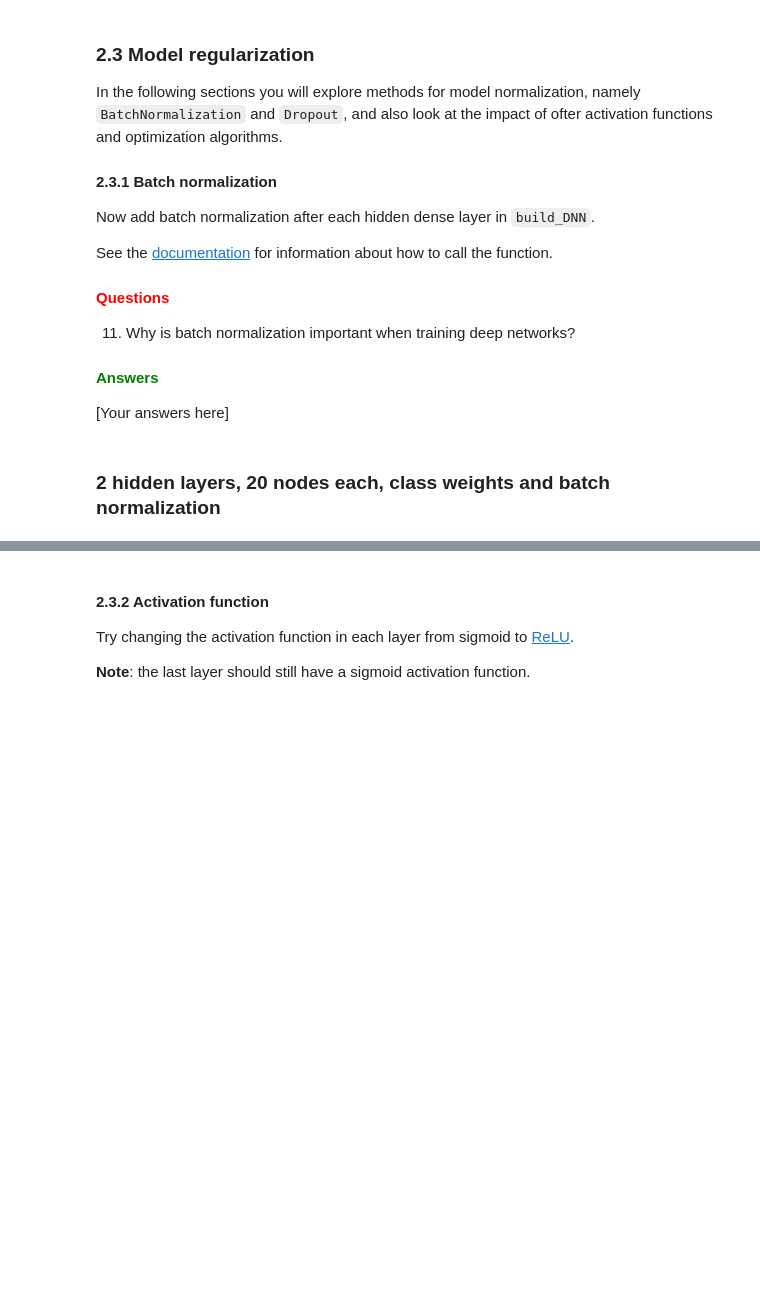
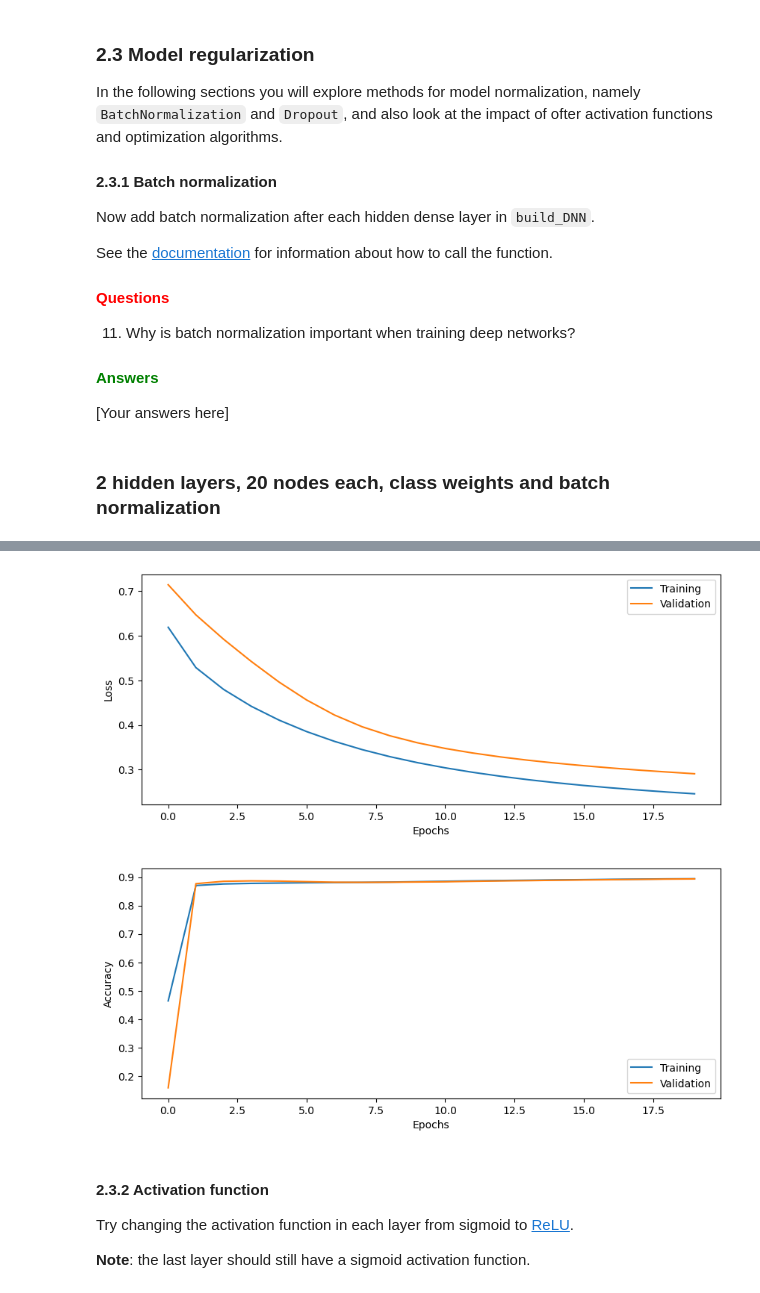
Before and after one commit to path2morepro/DeepLearning, a Jupyter notebook: 2_DNN/DNN_Lab.ipynb, the cells around one changed output, grey strips where cells are left out. Drawn from its saved outputs; the diff is of its cells as text; code cells hidden in the pictures; blank space fills up the shorter version.

```diff
--- a/2_DNN/DNN_Lab.ipynb
+++ b/2_DNN/DNN_Lab.ipynb
@@ -105,15 +129,21 @@ from sklearn.model_selection import train_test_split
 # --------------------------------------------
 
 # split the original dataset into 70% Training and 30% Temp
-Xtrain, Xtemp, Ytrain, Ytemp = ???
+Xtrain, Xtemp, Ytrain, Ytemp = train_test_split(X, Y, test_size=0.3, random_state=42)
 
 # Print the number of examples of each class, for the training data and the remaining 30%
-???
+train_classes, train_count = np.unique(Ytrain, return_counts=True)
+rest_classes, rest_count = np.unique(Ytemp, return_counts=True)
+train_classes_count = dict(zip(train_classes, train_count))
+rest_classes_count = dict(zip(rest_classes, rest_count))
+print('The number of examples of each class:')
+print(train_classes_count)
+print(rest_classes_count)
+
 
 # ============================================
 
 print('Xtrain has size {}.'.format(Xtrain.shape))
 print('Ytrain has size {}.'.format(Ytrain.shape))
-
 print('Xtemp has size {}.'.format(Xtemp.shape))
 print('Ytemp has size {}.'.format(Ytemp.shape))
@@ -126,7 +164,7 @@ from sklearn.model_selection import train_test_split
 # === Your code here =========================
 # --------------------------------------------
 # split the remaining 30% into 50% Validation and 50% Test
-Xval, Xtest, Yval, Ytest = ???
+Xval, Xtest, Yval, Ytest = train_test_split(X, Y, test_size=0.5, random_state=42)
 
 # ============================================
 
@@ -269,11 +348,14 @@ from sklearn.utils import class_weight
 # === Your code here =========================
 # --------------------------------------------
 # Calculate class weights
-value1, value2 = ???
+value1, value2 = class_weight.compute_class_weight(class_weight = "balanced",
+                                                                   classes = train_classes,
+                                                                   y =Ytrain )
 
 # Print the class weights
-???
-
+print("Classes weight is:")
+print(value1)
+print(value2)
 # ============================================
 
 # Convert class weights into a dictionary that can be used as input to the model.fit() function
@@ -285,19 +371,20 @@ class_weights = {0: value1,
 # %%
 # Setup some training and hyper-parameters
 batch_size = 10000
+# batch_size = 64
 epochs = 20
 
 # --------------------------------------------
 # === Your code here =========================
 # --------------------------------------------
 # Specify the learning rate, the input shape and the loss function
-learning_rate = ???
-input_shape = ???
-loss = ???
+learning_rate = 1e-2
+input_shape = 92
+loss = BinaryCrossentropy()
 
 # Build the model
-model2 = ???
+model2 = build_DNN(n_hidden_layers=2, n_hidden_units=20, loss=loss, input_shape=input_shape, learning_rate=learning_rate)
 
 # Train the model, provide training data and validation data
-history2 = ???
+history2 = model2.fit(Xtrain, Ytrain, validation_data=(Xval, Yval), epochs=epochs, batch_size=batch_size,class_weight=class_weights)
 # ============================================
@@ -352,13 +464,13 @@ See the [documentation](https://keras.io/layers/normalization/) for information
 # === Your code here =========================
 # --------------------------------------------
 
-# Build and train model
-model6 = ???
+# Build the model
+model6 = build_DNN(n_hidden_layers=2, n_hidden_units=20, loss=loss, input_shape=input_shape, learning_rate=learning_rate, use_bn=True)
 
-history6 = ???
-
+# Train the model, provide training data and validation data
+history6 = model6.fit(Xtrain, Ytrain, validation_data=(Xval, Yval), epochs=epochs, batch_size=batch_size,class_weight=class_weights)
 # Evaluate model on test data
-score = ???
+score = model6.evaluate(Xtest, Ytest, batch_size=batch_size)
 
 # ============================================
 
@@ -367,3 +479,4 @@ print('Test accuracy: %.4f' % score[1])
 
 # Plot the history from the training run
 plot_results(history6)
+# %% [output]
@@ -370,3 +500,5 @@ plot_results(history6)
+[figure, added]
+[figure, added]
 # %% [markdown]
 #### **2.3.2 Activation function**
 
```
Also changed, not shown: parts of 21 cells of this notebook, 13 other files.
